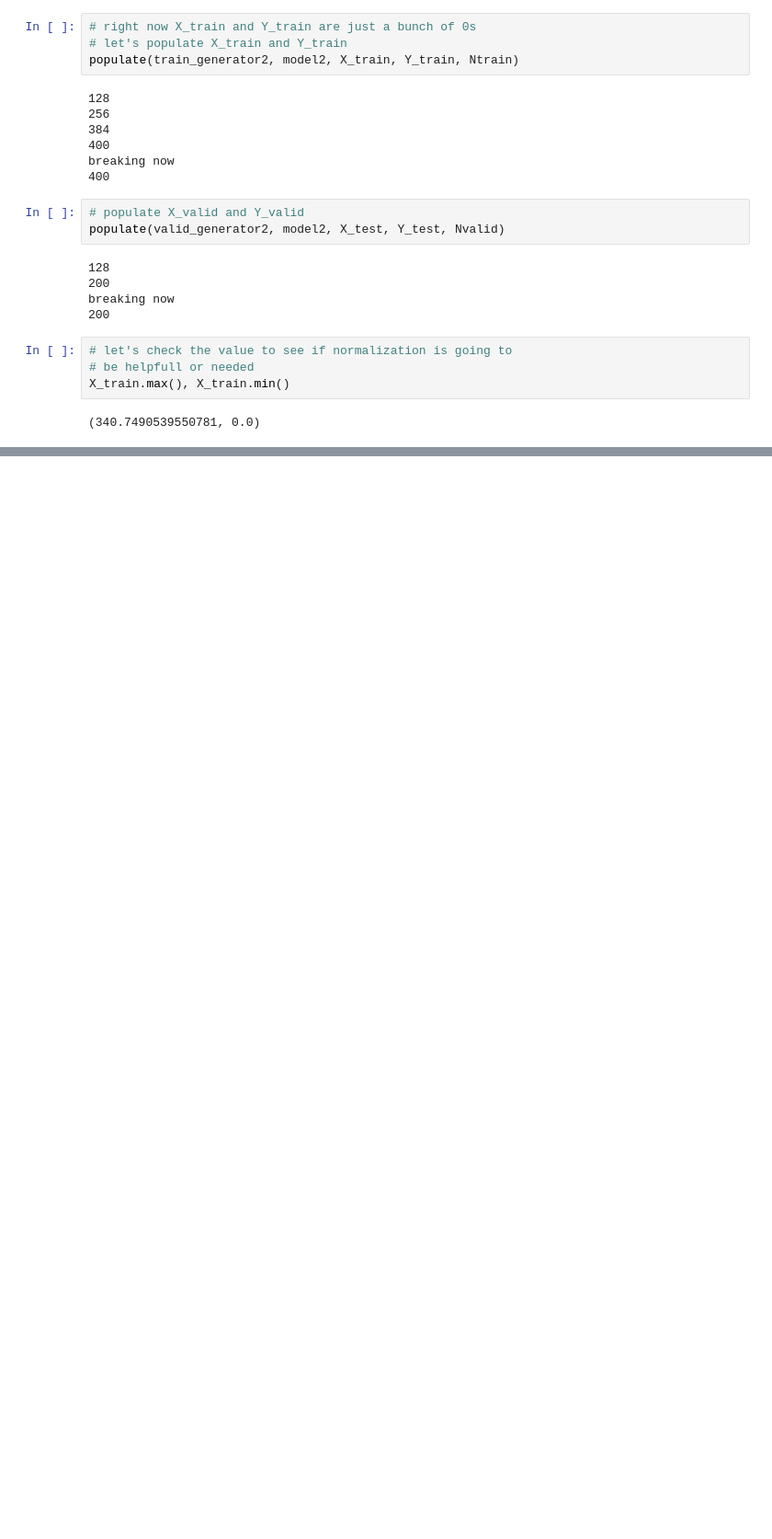
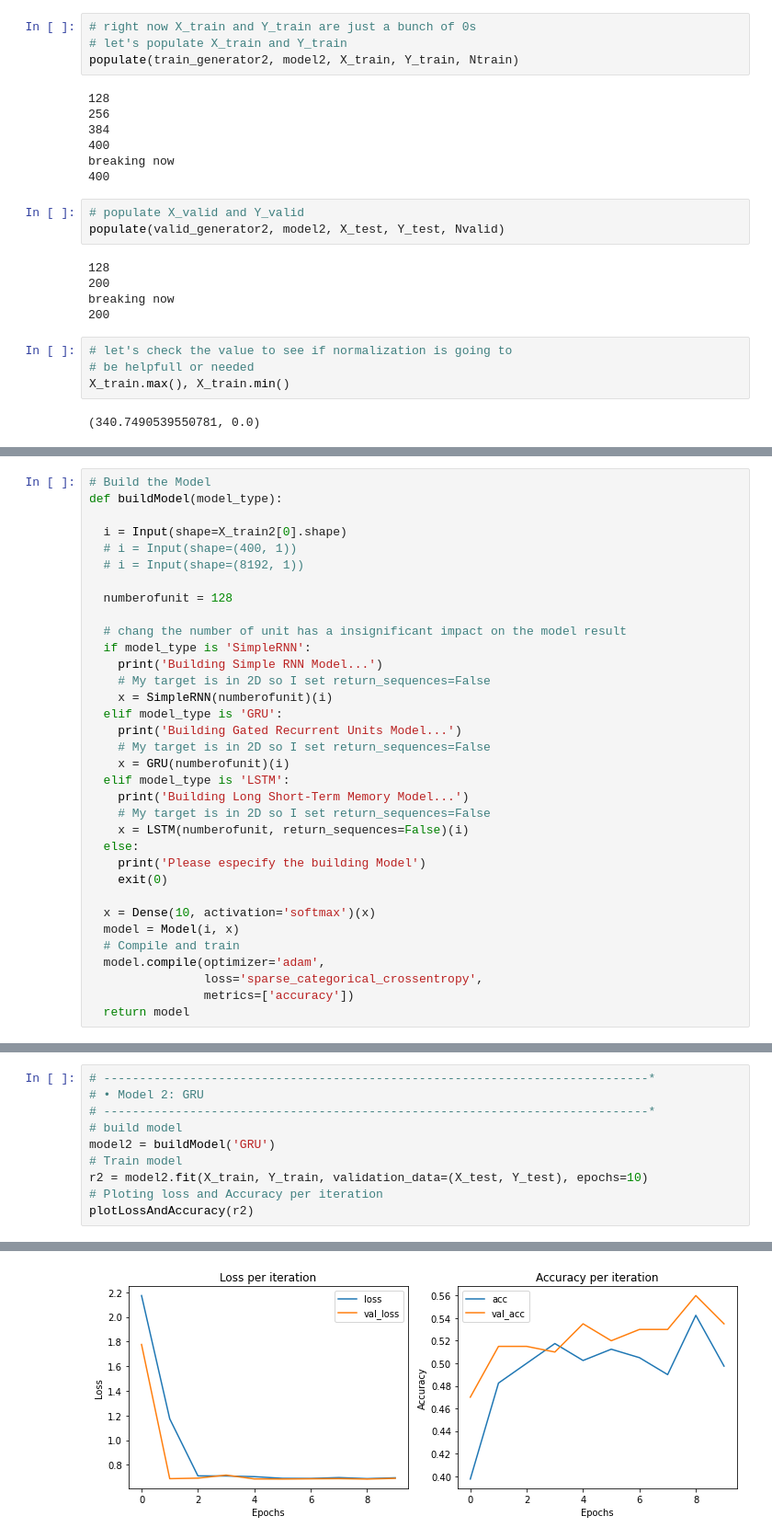
Before and after one commit to YannMjl/AI-764, a Jupyter notebook: Assign7.ipynb, the cells around one changed output, grey strips where cells are left out. Shown at 92% size. Drawn from its saved outputs; the diff is of its cells as text; blank space fills up the shorter version.

```diff
--- a/Assign7.ipynb
+++ b/Assign7.ipynb
@@ -431 +464,35 @@ X train shape (327680, 10, 1) X_test2.shape (163840, 10, 1)
+# %%
+# Build the Model
+def buildModel(model_type):
+
+  i = Input(shape=X_train2[0].shape)
+  # i = Input(shape=(400, 1))
+  # i = Input(shape=(8192, 1))
+
+  numberofunit = 128
+
+  # chang the number of unit has a insignificant impact on the model result
+  if model_type is 'SimpleRNN':
+    print('Building Simple RNN Model...')
+    # My target is in 2D so I set return_sequences=False
+    x = SimpleRNN(numberofunit)(i)
+  elif model_type is 'GRU':
+    print('Building Gated Recurrent Units Model...')
+    # My target is in 2D so I set return_sequences=False
+    x = GRU(numberofunit)(i)
+  elif model_type is 'LSTM':
+    print('Building Long Short-Term Memory Model...')
+    # My target is in 2D so I set return_sequences=False
+    x = LSTM(numberofunit, return_sequences=False)(i)
+  else:
+    print('Please especify the building Model')
+    exit(0)
+
+  x = Dense(10, activation='softmax')(x)
+  model = Model(i, x)
+  # Compile and train
+  model.compile(optimizer='adam',
+                loss='sparse_categorical_crossentropy',
+                metrics=['accuracy'])
+  return model
 # %%
@@ -449,0 +537,11 @@ ValueError: ignored
+# %%
+# ----------------------------------------------------------------------------*
+# • Model 2: GRU
+# ----------------------------------------------------------------------------*
+# build model
+model2 = buildModel('GRU')
+# Train model
+r2 = model2.fit(X_train, Y_train, validation_data=(X_test, Y_test), epochs=10)
+# Ploting loss and Accuracy per iteration
+plotLossAndAccuracy(r2)
+# %% [output]
@@ -449,0 +565 @@ ValueError: ignored
+[figure, added]
```
Also changed, not shown: parts of 17 cells of this notebook.
